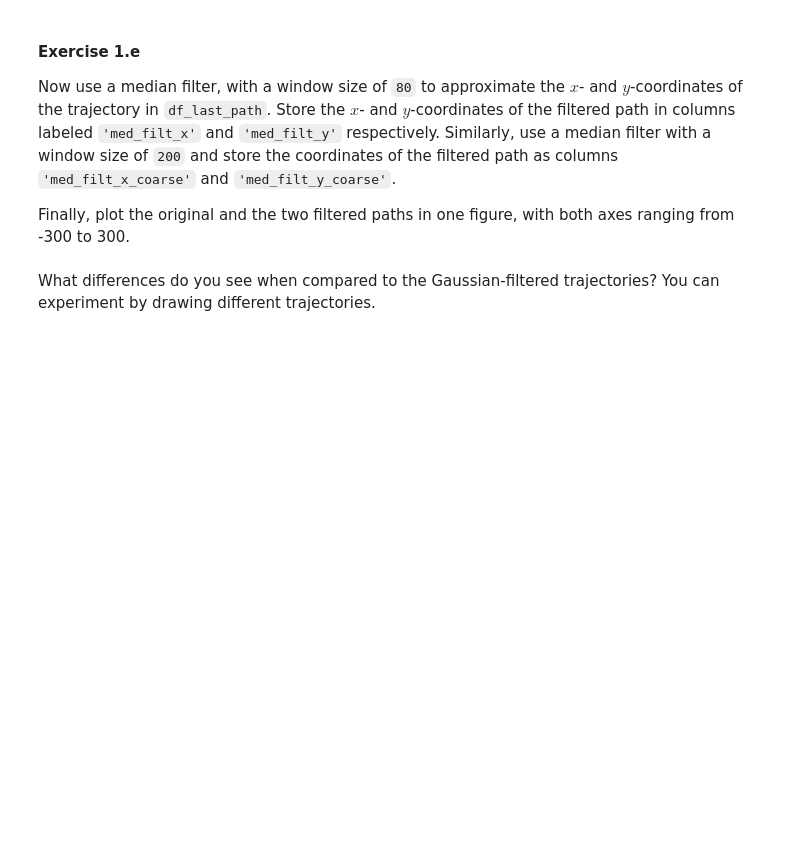
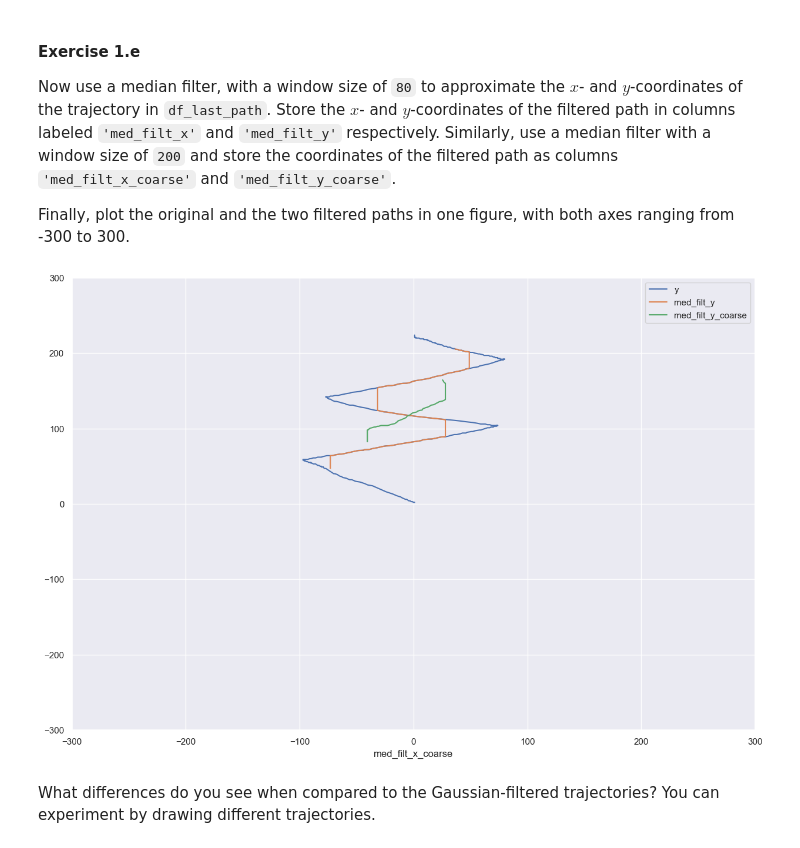
Before and after one commit to Modgen1/2IAB1, a Jupyter notebook: 5_DAS/Exercises-DAS-2076209.ipynb, the cells around one changed output. Cells and saved outputs as stored; diff of their text form; code cells hidden in the pictures; blank space fills up the shorter version.

```diff
--- a/5_DAS/Exercises-DAS-2076209.ipynb
+++ b/5_DAS/Exercises-DAS-2076209.ipynb
@@ -332,3 +395,25 @@ Finally, plot the original and the two filtered paths in one figure, with both a
+# %%
+#// BEGIN_TODO [DAS_1e] Median filter (1 point)
+
+med_filt_x = df_last_path['x'].rolling(80).median()
+df_last_path['med_filt_x'] = med_filt_x
+
+med_filt_y = df_last_path['y'].rolling(80).median()
+df_last_path['med_filt_y'] = med_filt_y
+
+med_filt_x_coarse = df_last_path['x'].rolling(200).median()
+df_last_path['med_filt_x_coarse'] = med_filt_x_coarse
+
+med_filt_y_coarse = df_last_path['y'].rolling(200).median()
+df_last_path['med_filt_y_coarse'] = med_filt_y_coarse
+
+ax = df_last_path.plot(x='x', y='y', xlim=(-300, 300), ylim=(-300, 300), figsize=(15, 10))
+df_last_path.plot(x='med_filt_x', y='med_filt_y', xlim=(-300, 300), ylim=(-300, 300), ax=ax)
+df_last_path.plot(x='med_filt_x_coarse', y='med_filt_y_coarse', xlim=(-300, 300), ylim=(-300, 300), ax=ax);
+
+#// END_TODO [DAS_1e]
+# %% [output]
+[figure, added]
 # %% [markdown]
 What differences do you see when compared to the Gaussian-filtered trajectories? You can experiment by drawing different trajectories.
 # %% [markdown]
```
Also changed, not shown: parts of 23 cells of this notebook.
